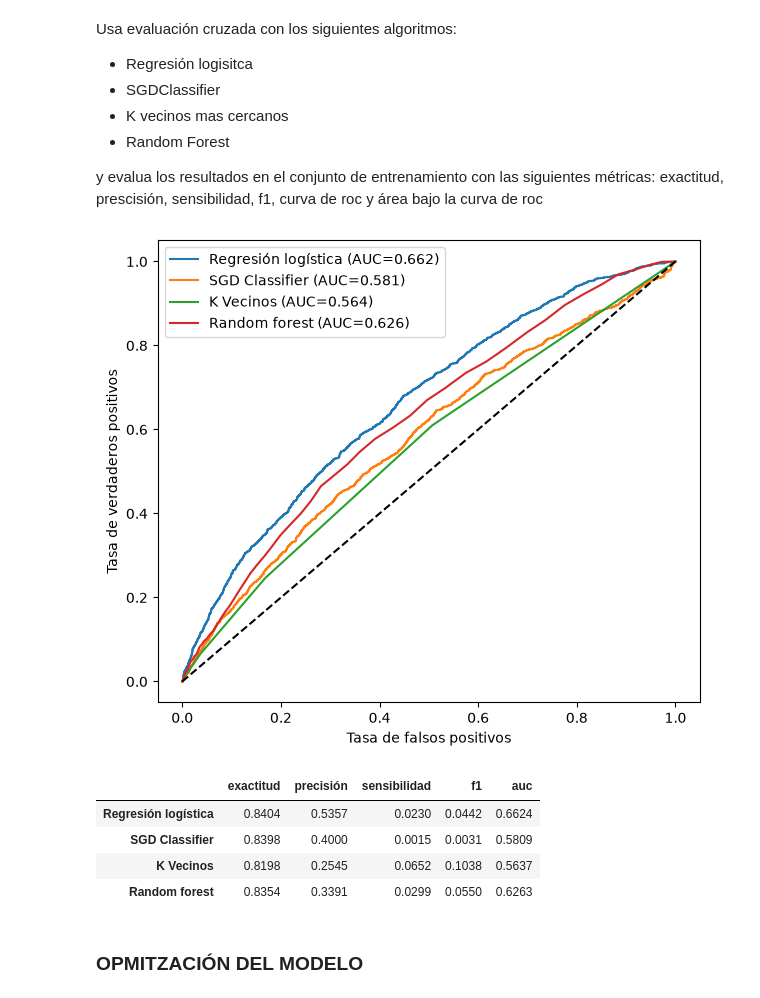
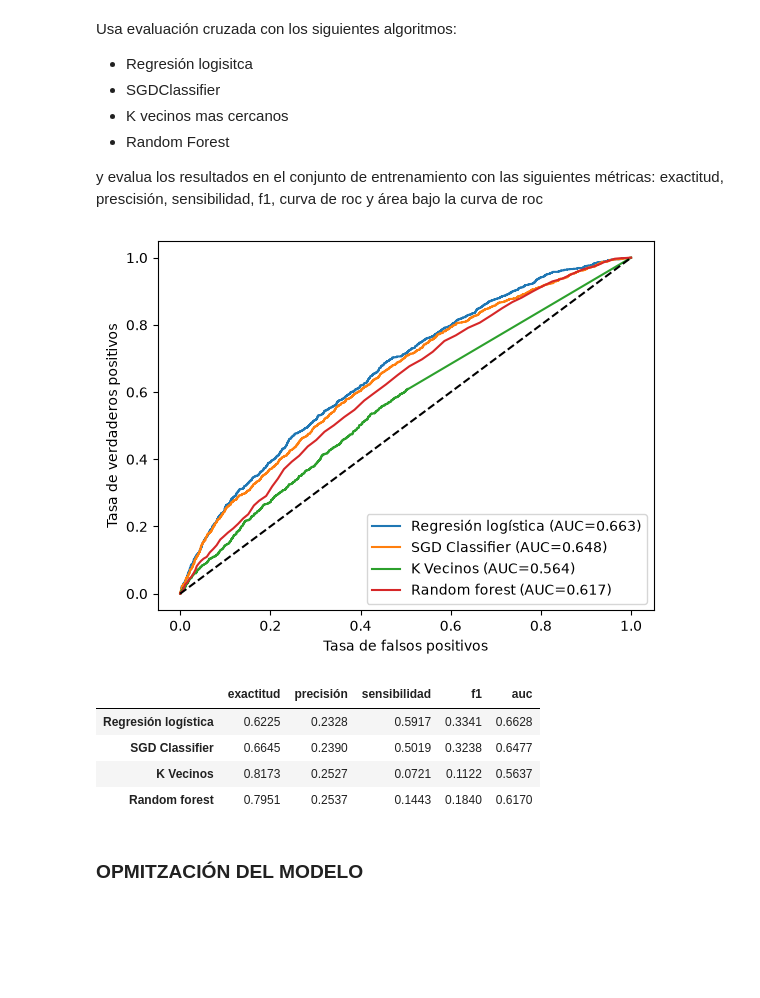
Before and after one commit to Raumeco/IABD-SAPA-Aprendizaje_supervisado, a Jupyter notebook: ejercicios/2_8Ejercicios.ipynb, the cells around one changed output. Cells and saved outputs as stored; diff of their text form; code cells hidden in the pictures; blank space fills up the shorter version.

```diff
--- a/ejercicios/2_8Ejercicios.ipynb
+++ b/ejercicios/2_8Ejercicios.ipynb
@@ -159,28 +159,36 @@ Usa evaluación cruzada con los siguientes algoritmos:
  y evalua los resultados en el conjunto de entrenamiento con las siguientes métricas: exactitud, prescisión, sensibilidad, f1, curva de roc y área bajo la curva de roc
 # %%
 # Modelos a comparar: cada uno es un pipeline (preprocesado + clasificador)
-pipeline_regresion_logistica = make_pipeline(preprocessing, LogisticRegression(max_iter=1000))
-pipeline_sgd = make_pipeline(preprocessing, SGDClassifier(random_state=42))
-pipeline_knn = make_pipeline(preprocessing, KNeighborsClassifier())
-pipeline_random_forest = make_pipeline(preprocessing, RandomForestClassifier(random_state=42))
+pipeline_regresion_logistica = make_pipeline(preprocessing, LogisticRegression(max_iter=1000, class_weight="balanced", random_state=42))
+pipeline_sgd = make_pipeline(preprocessing, SGDClassifier(random_state=42, class_weight="balanced"))
+pipeline_knn = make_pipeline(preprocessing, KNeighborsClassifier(weights="distance"))
+pipeline_random_forest = make_pipeline(preprocessing, RandomForestClassifier(random_state=42, class_weight="balanced"))
 
 
-def evaluar_modelo(nombre_modelo, pipeline, X_train, y_train):
-    # Clases predichas: para exactitud, precisión, sensibilidad y F1
-    clases_predichas = cross_val_predict(pipeline, X_train, y_train, cv=3)
+def evaluar_modelo(nombre_modelo, pipeline, X, y, test_data=False):
+    if not test_data:
+        # Clases predichas mediante validación cruzada (para train)
+        clases_predichas = cross_val_predict(pipeline, X, y, cv=3)
 
-    # Puntuaciones: para la curva ROC y el AUC (Area Under Curve)
-    # (SGD no tiene predict_proba, así que se usa decision_function)
-    if hasattr(pipeline, "predict_proba"):
-        puntuaciones = cross_val_predict(
-            pipeline, X_train, y_train, cv=3, method="predict_proba"
-        )[:, 1]
+        # Puntuaciones para la curva ROC y el AUC
+        if hasattr(pipeline, "predict_proba"):
+            puntuaciones = cross_val_predict(
+                pipeline, X, y, cv=3, method="predict_proba"
+            )[:, 1]
+        else:
+            puntuaciones = cross_val_predict(
+                pipeline, X, y, cv=3, method="decision_function"
+            )
     else:
-        puntuaciones = cross_val_predict(
-            pipeline, X_train, y_train, cv=3, method="decision_function"
-        )
+        # Predicción sobre test
+        clases_predichas = pipeline.predict(X)
 
-    tasa_falsos_positivos, tasa_verdaderos_positivos, _ = roc_curve(y_train, puntuaciones)
+        if hasattr(pipeline, "predict_proba"):
+            puntuaciones = pipeline.predict_proba(X)[:, 1]
+        else:
+            puntuaciones = pipeline.decision_function(X)
+
+    tasa_falsos_positivos, tasa_verdaderos_positivos, _ = roc_curve(y, puntuaciones)
     area_bajo_curva_roc = auc(tasa_falsos_positivos, tasa_verdaderos_positivos)
     plt.plot(
         tasa_falsos_positivos,
@@ -189,14 +197,14 @@ def evaluar_modelo(nombre_modelo, pipeline, X_train, y_train):
     )
 
     return {
-        "exactitud": accuracy_score(y_train, clases_predichas),
-        "precisión": precision_score(y_train, clases_predichas, zero_division=0),
-        "sensibilidad": recall_score(y_train, clases_predichas),
-        "f1": f1_score(y_train, clases_predichas),
+        "exactitud": accuracy_score(y, clases_predichas),
+        "precisión": precision_score(y, clases_predichas, zero_division=0),
+        "sensibilidad": recall_score(y, clases_predichas, zero_division=0),
+        "f1": f1_score(y, clases_predichas, zero_division=0),
         "auc": area_bajo_curva_roc,
     }
 
-plt.figure(figsize=(7, 6))
+# plt.figure(figsize=(7, 6))
 
 metricas_por_modelo = {
     "Regresión logística": evaluar_modelo("Regresión logística", pipeline_regresion_logistica, X_train, y_train),
@@ -211,39 +219,39 @@ plt.ylabel("Tasa de verdaderos positivos")
 plt.legend()
 plt.show()
 
 pd.DataFrame(metricas_por_modelo).T.round(4)
 
 
 # Apuntes:
 # 	                |   El modelo dice “impago”	            |    El modelo dice “pagado”
 # ------------------|---------------------------------------|--------------------------------------------------
 # Realmente impago  |   Verdadero positivo (VP): acierto	|    Falso negativo (FN): impago que se le escapó
 # Realmente pagado	|   Falso positivo (FP): falsa alarma	|    Verdadero negativo (VN): acierto
 
 # Exactitud: de todos los préstamos, qué proporción acierta.
 # (VP + VN) / total
 # Es la más intuitiva y la más engañosa aquí. Un modelo que dijera siempre “pagado” acertaría 84 de 100 (84 %) sin detectar ningún impago.
 
 # Precisión: cuando el modelo dice “impago”, qué proporción de veces tiene razón.
 # VP / (VP + FP)
 # Mide la fiabilidad de las alarmas. Si es baja, el modelo marca como impagos muchos préstamos que en realidad se pagan.
 
 # Sensibilidad (recall): de los impagos reales, qué proporción detecta.
 # VP / (VP + FN)
 # Mide cuántos impagos se le escapan. Si es 0,10, el modelo solo ve 1 de cada 10. En este problema suele ser la más importante,
 # porque un impago no detectado es dinero perdido. El modelo que siempre dice “pagado” tiene sensibilidad 0.
 
 # F1: una sola nota que combina precisión y sensibilidad (su media armónica).
 # 2 · precisión · sensibilidad / (precisión + sensibilidad)
 # Hace falta porque las dos se compensan: si el modelo marca todo como impago, la sensibilidad es 1 pero la precisión es mínima.
 # La media armónica solo sale alta si ambas lo son, así que un valor bajo en una de las dos arrastra el F1.
 # %% [output]
-[figure, old version]
+[figure, new version]
 |  | exactitud | precisión | sensibilidad | f1 | auc |
-| Regresión logística | 0.8404 | 0.5357 | 0.0230 | 0.0442 | 0.6624 |
-| SGD Classifier | 0.8398 | 0.4000 | 0.0015 | 0.0031 | 0.5809 |
-| K Vecinos | 0.8198 | 0.2545 | 0.0652 | 0.1038 | 0.5637 |
-| Random forest | 0.8354 | 0.3391 | 0.0299 | 0.0550 | 0.6263 |
+| Regresión logística | 0.6225 | 0.2328 | 0.5917 | 0.3341 | 0.6628 |
+| SGD Classifier | 0.6645 | 0.2390 | 0.5019 | 0.3238 | 0.6477 |
+| K Vecinos | 0.8173 | 0.2527 | 0.0721 | 0.1122 | 0.5637 |
+| Random forest | 0.7951 | 0.2537 | 0.1443 | 0.1840 | 0.6170 |
 # %% [markdown]
 ### OPMITZACIÓN DEL MODELO
 # %% [markdown]
```
Also changed, not shown: parts of 4 cells of this notebook, 1 other file.
